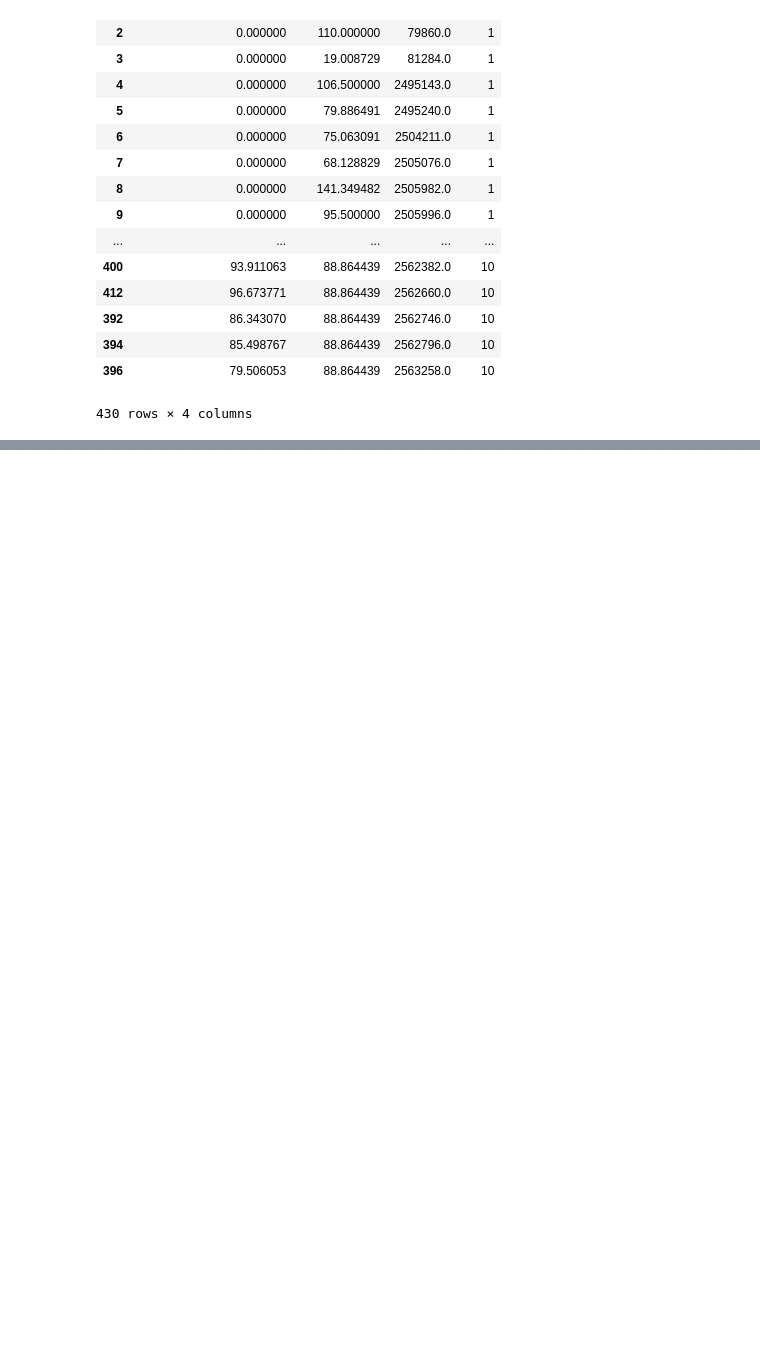
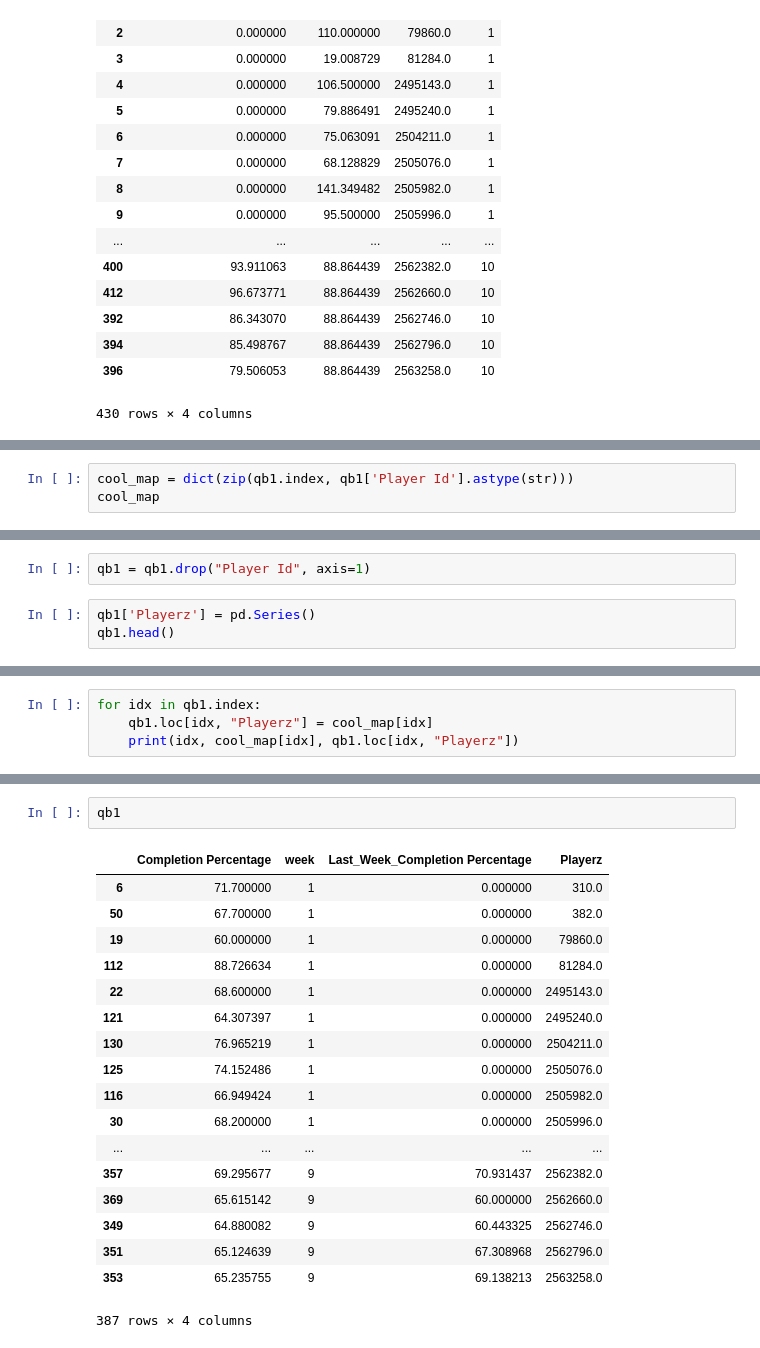
Before and after one commit to RoboTums/sportsPrediction, a Jupyter notebook: notebooks/fantasy_predictor.ipynb, the cells around one changed output, grey strips where cells are left out. Drawn from its saved outputs; the diff is of its cells as text; blank space fills up the shorter version.

```diff
--- a/notebooks/fantasy_predictor.ipynb
+++ b/notebooks/fantasy_predictor.ipynb
@@ -873,0 +877,3 @@ new_df
+# %%
+cool_map = dict(zip(qb1.index, qb1['Player Id'].astype(str)))
+cool_map
@@ -873,0 +898,5 @@ new_df
+# %%
+qb1 = qb1.drop("Player Id", axis=1)
+# %%
+qb1['Playerz'] = pd.Series()
+qb1.head()
@@ -873,0 +910,4 @@ new_df
+# %%
+for idx in qb1.index:
+    qb1.loc[idx, "Playerz"] = cool_map[idx]
+    print(idx, cool_map[idx], qb1.loc[idx, "Playerz"])
@@ -873,0 +932,21 @@ new_df
+# %%
+qb1
+# %% [output]
+|  | Completion Percentage | week | Last_Week_Completion Percentage | Playerz |
+| 6 | 71.700000 | 1 | 0.000000 | 310.0 |
+| 50 | 67.700000 | 1 | 0.000000 | 382.0 |
+| 19 | 60.000000 | 1 | 0.000000 | 79860.0 |
+| 112 | 88.726634 | 1 | 0.000000 | 81284.0 |
+| 22 | 68.600000 | 1 | 0.000000 | 2495143.0 |
+| 121 | 64.307397 | 1 | 0.000000 | 2495240.0 |
+| 130 | 76.965219 | 1 | 0.000000 | 2504211.0 |
+| 125 | 74.152486 | 1 | 0.000000 | 2505076.0 |
+| 116 | 66.949424 | 1 | 0.000000 | 2505982.0 |
+| 30 | 68.200000 | 1 | 0.000000 | 2505996.0 |
+| ... | ... | ... | ... | ... |
+| 357 | 69.295677 | 9 | 70.931437 | 2562382.0 |
+| 369 | 65.615142 | 9 | 60.000000 | 2562660.0 |
+| 349 | 64.880082 | 9 | 60.443325 | 2562746.0 |
+| 351 | 65.124639 | 9 | 67.308968 | 2562796.0 |
+| 353 | 65.235755 | 9 | 69.138213 | 2563258.0 |
+387 rows × 4 columns
```
Also changed, not shown: parts of 5 cells of this notebook, 11 other files.
